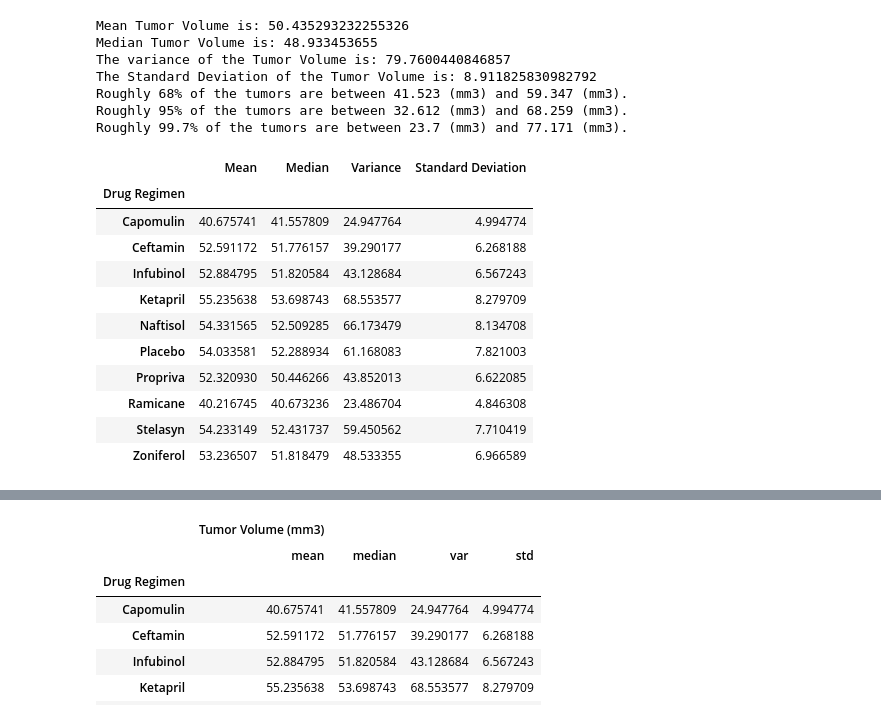
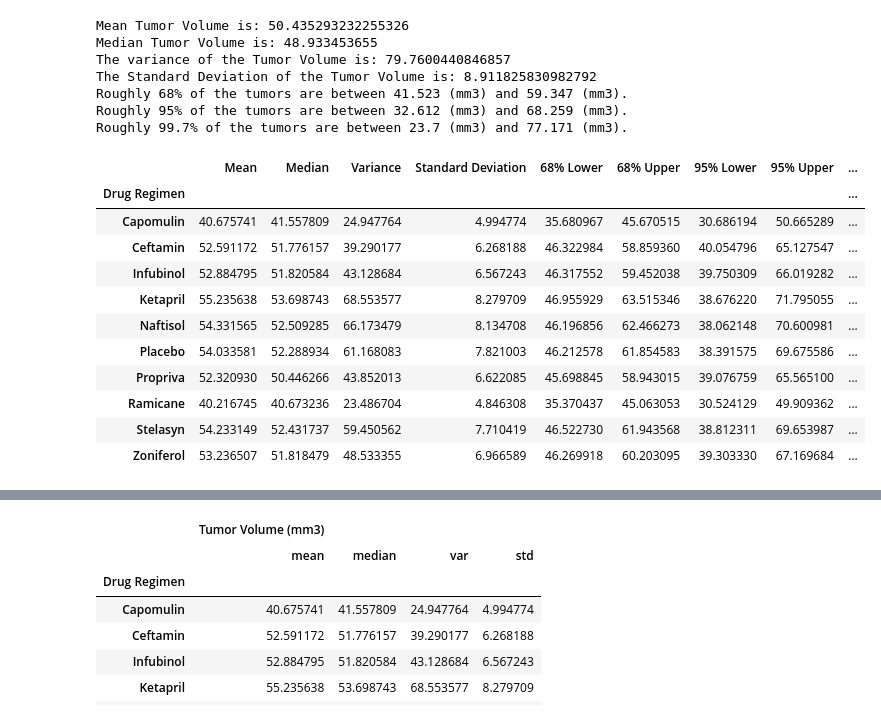
Before and after one commit to mikulr/matplotlib_challenge, a Jupyter notebook: pymaceuticals_starter-Copy1.ipynb, the cells around one changed output, grey strips where cells are left out. Saved outputs shown, nothing was run; the diff lists cells and outputs as text; code cells hidden in the pictures.

```diff
--- a/pymaceuticals_starter-Copy1.ipynb
+++ b/pymaceuticals_starter-Copy1.ipynb
@@ -114,32 +114,41 @@ Roughly 99.7% of the tumors are between 23.7 (mm3) and 77.171 (mm3).
 # %%
 # Use groupby and summary statistical methods to calculate the following properties of each drug regimen:
 # mean, median, variance, standard deviation, and SEM of the tumor volume.
 
 # Use groupby
 by_regimen_df=cleaned_df.groupby(["Drug Regimen"])
-#by_regimen_df.count()
+by_regimen_df.count()
 
 
 grouped_mean = by_regimen_df["Tumor Volume (mm3)"].mean()
 grouped_median = by_regimen_df["Tumor Volume (mm3)"].median()
 grouped_variance = by_regimen_df["Tumor Volume (mm3)"].var()
 grouped_sd= by_regimen_df["Tumor Volume (mm3)"].std()
+lower68=(grouped_mean-grouped_sd)
+upper68=(grouped_mean+grouped_sd)
+lower95=(grouped_mean-(2*grouped_sd))
+upper95=(grouped_mean+(2*grouped_sd))
+lower99=(grouped_mean-(3*grouped_sd))
+upper99=(grouped_mean+(3*grouped_sd))
+
+
 
 
 # Assemble the resulting series into a single summary dataframe.
 drug_regimen_summary=pd.DataFrame({ "Mean": grouped_mean, "Median": grouped_median, "Variance": grouped_variance,
-                                  "Standard Deviation": grouped_sd})
+                                  "Standard Deviation": grouped_sd, "68% Lower": lower68,  "68% Upper": upper68,
+                                 "95% Lower": lower95, "95% Upper":upper95, "99.7% Lower": lower99,  "99.7% Upper": upper99})
 drug_regimen_summary
 # %% [output]
-|  | Mean | Median | Variance | Standard Deviation |
-| Drug Regimen |  |  |  |  |
-| Capomulin | 40.675741 | 41.557809 | 24.947764 | 4.994774 |
-| Ceftamin | 52.591172 | 51.776157 | 39.290177 | 6.268188 |
-| Infubinol | 52.884795 | 51.820584 | 43.128684 | 6.567243 |
-| Ketapril | 55.235638 | 53.698743 | 68.553577 | 8.279709 |
-| Naftisol | 54.331565 | 52.509285 | 66.173479 | 8.134708 |
-| Placebo | 54.033581 | 52.288934 | 61.168083 | 7.821003 |
-| Propriva | 52.320930 | 50.446266 | 43.852013 | 6.622085 |
-| Ramicane | 40.216745 | 40.673236 | 23.486704 | 4.846308 |
-| Stelasyn | 54.233149 | 52.431737 | 59.450562 | 7.710419 |
-| Zoniferol | 53.236507 | 51.818479 | 48.533355 | 6.966589 |
+|  | Mean | Median | Variance | Standard Deviation | 68% Lower | 68% Upper | 95% Lower | 95% Upper | ... |
+| Drug Regimen |  |  |  |  |  |  |  |  | ... |
+| Capomulin | 40.675741 | 41.557809 | 24.947764 | 4.994774 | 35.680967 | 45.670515 | 30.686194 | 50.665289 | ... |
+| Ceftamin | 52.591172 | 51.776157 | 39.290177 | 6.268188 | 46.322984 | 58.859360 | 40.054796 | 65.127547 | ... |
+| Infubinol | 52.884795 | 51.820584 | 43.128684 | 6.567243 | 46.317552 | 59.452038 | 39.750309 | 66.019282 | ... |
+| Ketapril | 55.235638 | 53.698743 | 68.553577 | 8.279709 | 46.955929 | 63.515346 | 38.676220 | 71.795055 | ... |
+| Naftisol | 54.331565 | 52.509285 | 66.173479 | 8.134708 | 46.196856 | 62.466273 | 38.062148 | 70.600981 | ... |
+| Placebo | 54.033581 | 52.288934 | 61.168083 | 7.821003 | 46.212578 | 61.854583 | 38.391575 | 69.675586 | ... |
+| Propriva | 52.320930 | 50.446266 | 43.852013 | 6.622085 | 45.698845 | 58.943015 | 39.076759 | 65.565100 | ... |
+| Ramicane | 40.216745 | 40.673236 | 23.486704 | 4.846308 | 35.370437 | 45.063053 | 30.524129 | 49.909362 | ... |
+| Stelasyn | 54.233149 | 52.431737 | 59.450562 | 7.710419 | 46.522730 | 61.943568 | 38.812311 | 69.653987 | ... |
+| Zoniferol | 53.236507 | 51.818479 | 48.533355 | 6.966589 | 46.269918 | 60.203095 | 39.303330 | 67.169684 | ... |
```
Also changed, not shown: parts of 2 cells of this notebook.
